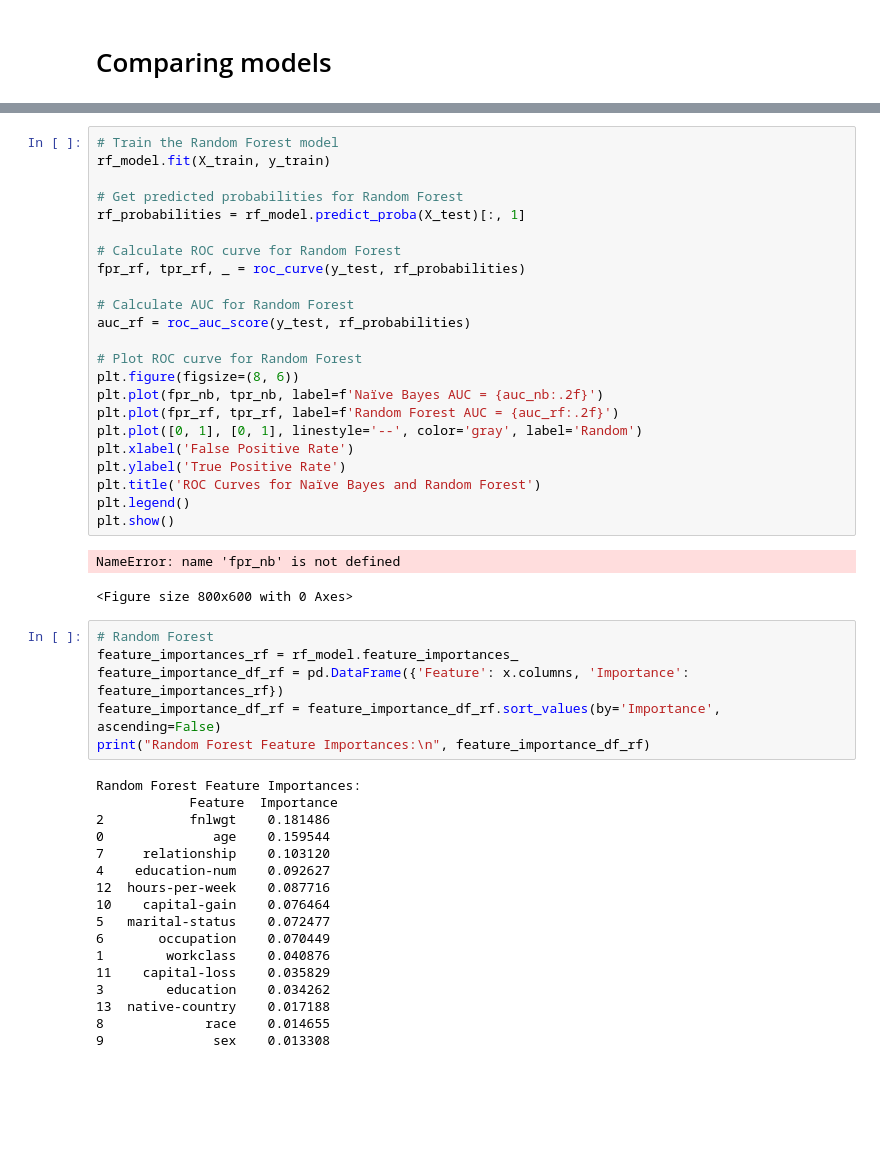
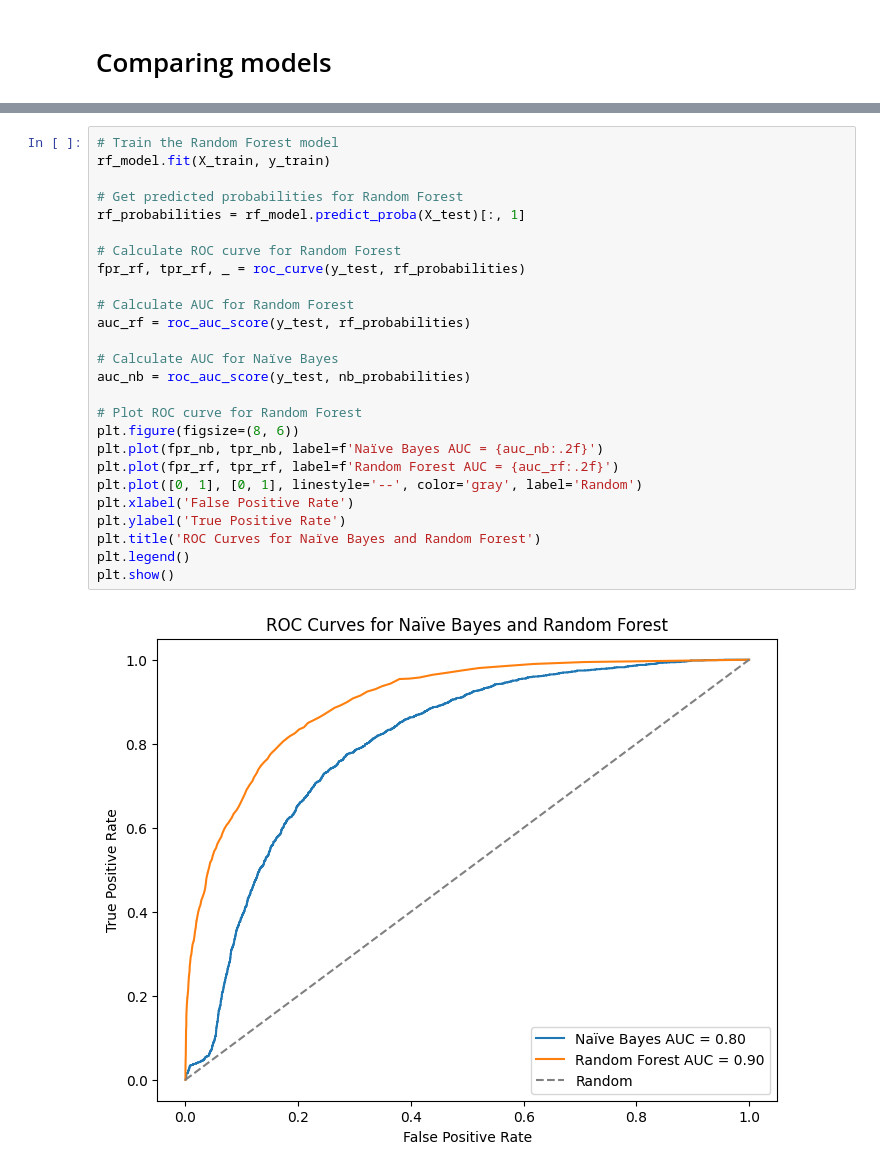
Before and after one commit to VanujaSooriyaarachchi/Census-Data-Income-Prediction, a Jupyter notebook: Model.ipynb, the cells around one changed output, grey strips where cells are left out. Drawn from its saved outputs; the diff is of its cells as text; blank space fills up the shorter version.

```diff
--- a/Model.ipynb
+++ b/Model.ipynb
@@ -318,49 +323,28 @@ NameError: name 'rf_test_predictions' is not defined
 # %%
 # Train the Random Forest model
 rf_model.fit(X_train, y_train)
 
 # Get predicted probabilities for Random Forest
 rf_probabilities = rf_model.predict_proba(X_test)[:, 1]
 
 # Calculate ROC curve for Random Forest
 fpr_rf, tpr_rf, _ = roc_curve(y_test, rf_probabilities)
 
 # Calculate AUC for Random Forest
 auc_rf = roc_auc_score(y_test, rf_probabilities)
 
+# Calculate AUC for Naïve Bayes
+auc_nb = roc_auc_score(y_test, nb_probabilities)
+
 # Plot ROC curve for Random Forest
 plt.figure(figsize=(8, 6))
 plt.plot(fpr_nb, tpr_nb, label=f'Naïve Bayes AUC = {auc_nb:.2f}')
 plt.plot(fpr_rf, tpr_rf, label=f'Random Forest AUC = {auc_rf:.2f}')
 plt.plot([0, 1], [0, 1], linestyle='--', color='gray', label='Random')
 plt.xlabel('False Positive Rate')
 plt.ylabel('True Positive Rate')
 plt.title('ROC Curves for Naïve Bayes and Random Forest')
 plt.legend()
 plt.show()
 # %% [output]
-NameError: name 'fpr_nb' is not defined
-<Figure size 800x600 with 0 Axes>
+[figure, added]
-# %%
-# Random Forest
-feature_importances_rf = rf_model.feature_importances_
-feature_importance_df_rf = pd.DataFrame({'Feature': x.columns, 'Importance': feature_importances_rf})
-feature_importance_df_rf = feature_importance_df_rf.sort_values(by='Importance', ascending=False)
-print("Random Forest Feature Importances:\n", feature_importance_df_rf)
-# %% [output]
-Random Forest Feature Importances:
-            Feature  Importance
-2           fnlwgt    0.181486
-0              age    0.159544
-7     relationship    0.103120
-4    education-num    0.092627
-12  hours-per-week    0.087716
-10    capital-gain    0.076464
-5   marital-status    0.072477
-6       occupation    0.070449
-1        workclass    0.040876
-11    capital-loss    0.035829
-3        education    0.034262
-13  native-country    0.017188
-8             race    0.014655
-9              sex    0.013308
```
Also changed, not shown: parts of 17 cells of this notebook, 1 other file.
